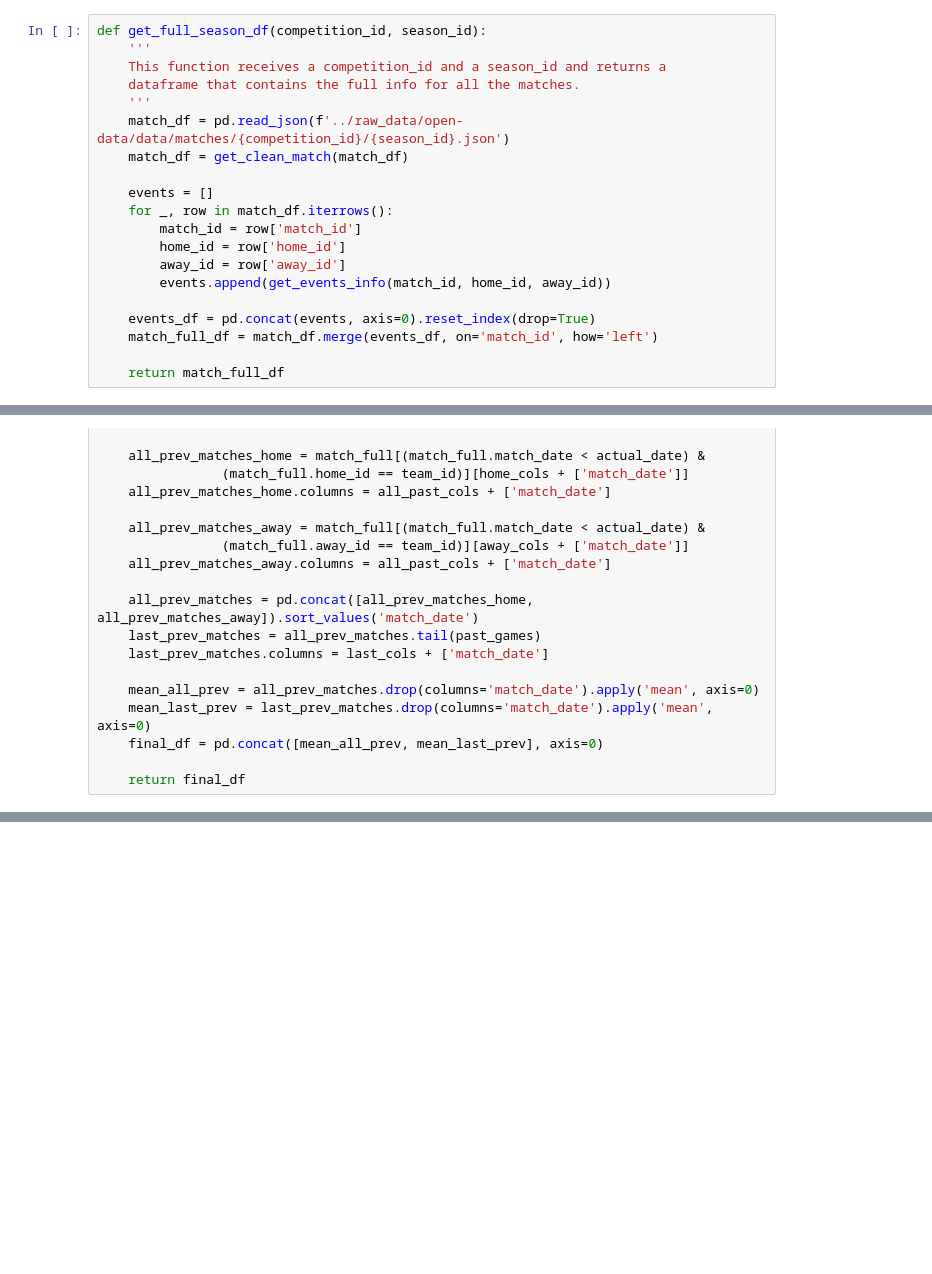
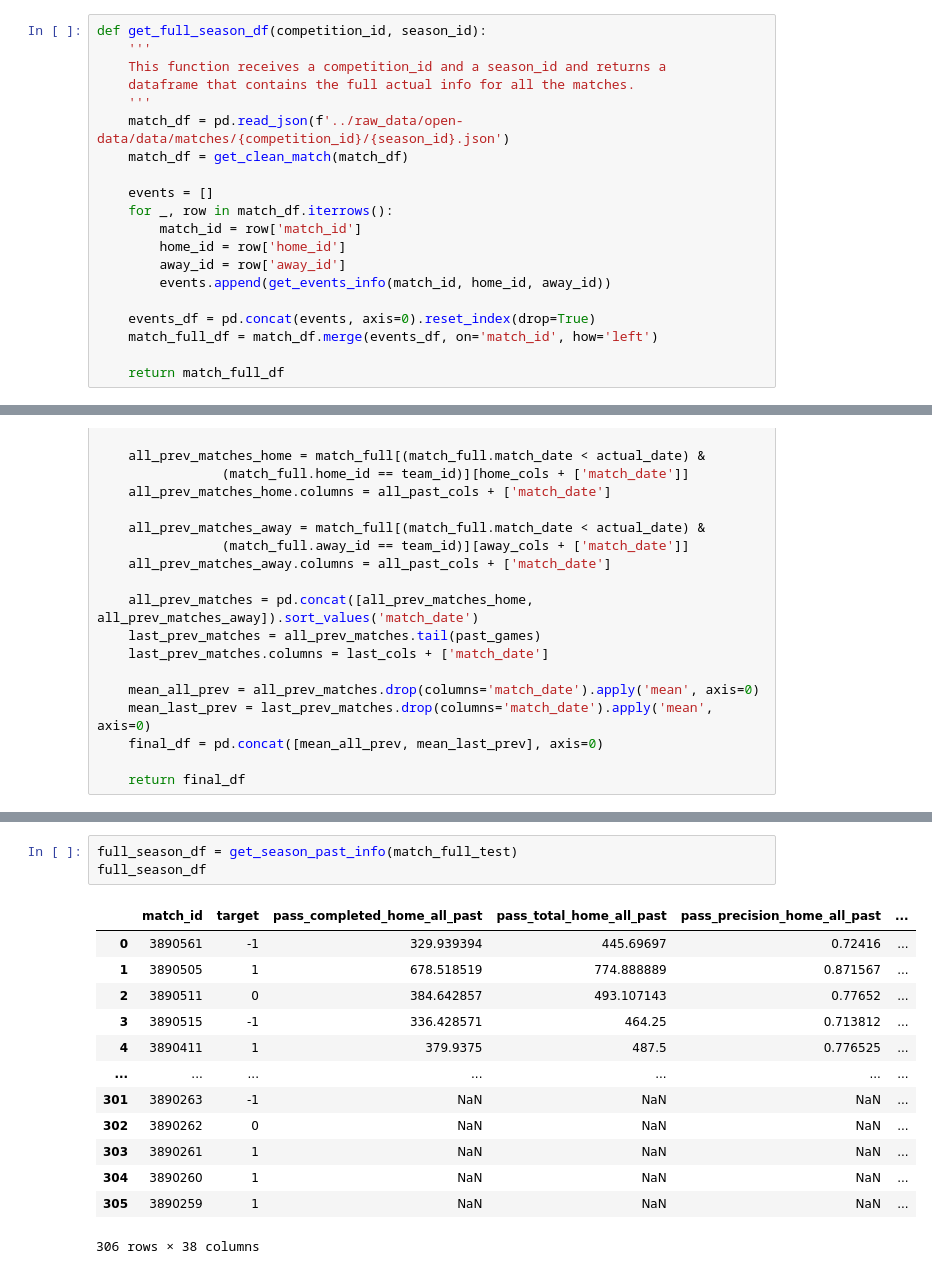
Before and after one commit to jotanavarrete/goalguru, a Jupyter notebook: notebooks/jota_statsbomb_work.ipynb, the cells around one changed output, grey strips where cells are left out. Saved outputs shown, nothing was run; the diff lists cells and outputs as text; blank space fills up the shorter version.

```diff
--- a/notebooks/jota_statsbomb_work.ipynb
+++ b/notebooks/jota_statsbomb_work.ipynb
@@ -467,7 +467,7 @@ match_test.head()
 def get_full_season_df(competition_id, season_id):
     '''
     This function receives a competition_id and a season_id and returns a
-    dataframe that contains the full info for all the matches.
+    dataframe that contains the full actual info for all the matches.
     '''
     match_df = pd.read_json(f'../raw_data/open-data/data/matches/{competition_id}/{season_id}.json')
     match_df = get_clean_match(match_df)
@@ -648,0 +664,17 @@ dtype: object
+# %%
+full_season_df = get_season_past_info(match_full_test)
+full_season_df
+# %% [output]
+|  | match_id | target | pass_completed_home_all_past | pass_total_home_all_past | pass_precision_home_all_past | ... |
+| 0 | 3890561 | -1 | 329.939394 | 445.69697 | 0.72416 | ... |
+| 1 | 3890505 | 1 | 678.518519 | 774.888889 | 0.871567 | ... |
+| 2 | 3890511 | 0 | 384.642857 | 493.107143 | 0.77652 | ... |
+| 3 | 3890515 | -1 | 336.428571 | 464.25 | 0.713812 | ... |
+| 4 | 3890411 | 1 | 379.9375 | 487.5 | 0.776525 | ... |
+| ... | ... | ... | ... | ... | ... | ... |
+| 301 | 3890263 | -1 | NaN | NaN | NaN | ... |
+| 302 | 3890262 | 0 | NaN | NaN | NaN | ... |
+| 303 | 3890261 | 1 | NaN | NaN | NaN | ... |
+| 304 | 3890260 | 1 | NaN | NaN | NaN | ... |
+| 305 | 3890259 | 1 | NaN | NaN | NaN | ... |
+306 rows × 38 columns
```
Also changed, not shown: parts of 6 cells of this notebook.
